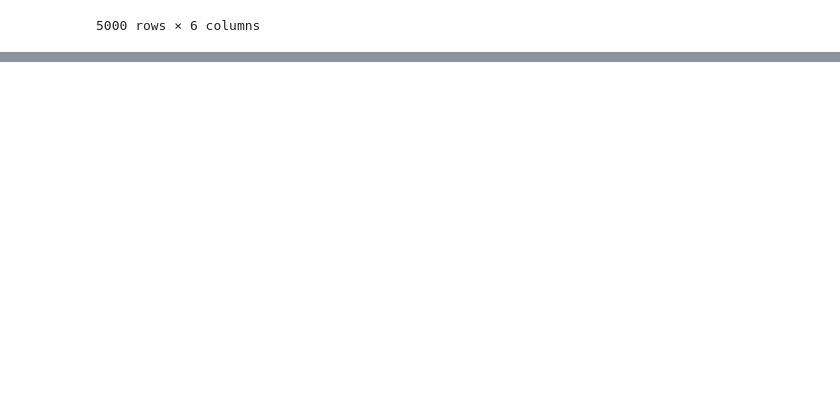
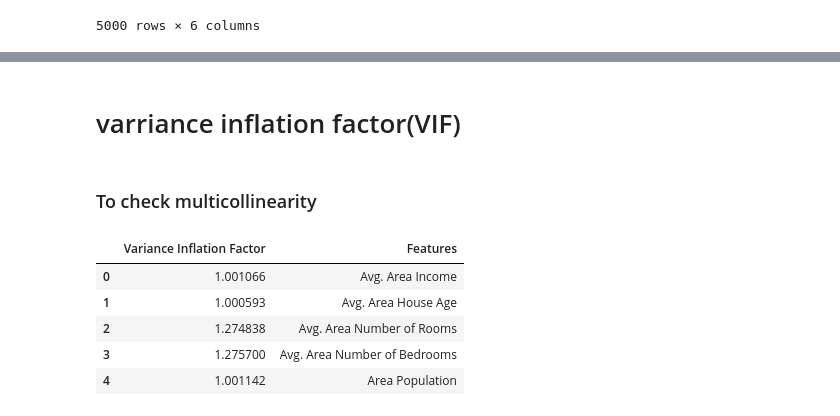
Before and after one commit to Nandini573/USAHouse_prediction, a Jupyter notebook: home_prediction.ipynb, the cells around one changed output, grey strips where cells are left out. Drawn from its saved outputs; the diff is of its cells as text; code cells hidden in the pictures; blank space fills up the shorter version.

```diff
--- a/home_prediction.ipynb
+++ b/home_prediction.ipynb
@@ -276,0 +350,5 @@ for  i in list(df1.select_dtypes(exclude=['object']).columns)[0:]:
+# %%
+from sklearn.preprocessing import StandardScaler
+sc = StandardScaler()
+sc_x = sc.fit_transform(x)
+pd.DataFrame(sc_x)
@@ -276,0 +387,4 @@ for  i in list(df1.select_dtypes(exclude=['object']).columns)[0:]:
+# %% [markdown]
+# varriance inflation factor(VIF)
+# %% [markdown]
+### To check multicollinearity
@@ -276,0 +393,16 @@ for  i in list(df1.select_dtypes(exclude=['object']).columns)[0:]:
+# %%
+variable = sc_x
+
+vif = pd.DataFrame()
+
+vif['Variance Inflation Factor'] = [variance_inflation_factor(variable, i) for i in range(variable.shape[1])]
+vif['Features'] = x.columns
+# %%
+vif
+# %% [output]
+|  | Variance Inflation Factor | Features |
+| 0 | 1.001066 | Avg. Area Income |
+| 1 | 1.000593 | Avg. Area House Age |
+| 2 | 1.274838 | Avg. Area Number of Rooms |
+| 3 | 1.275700 | Avg. Area Number of Bedrooms |
+| 4 | 1.001142 | Area Population |
```
Also changed, not shown: parts of 24 cells of this notebook.
